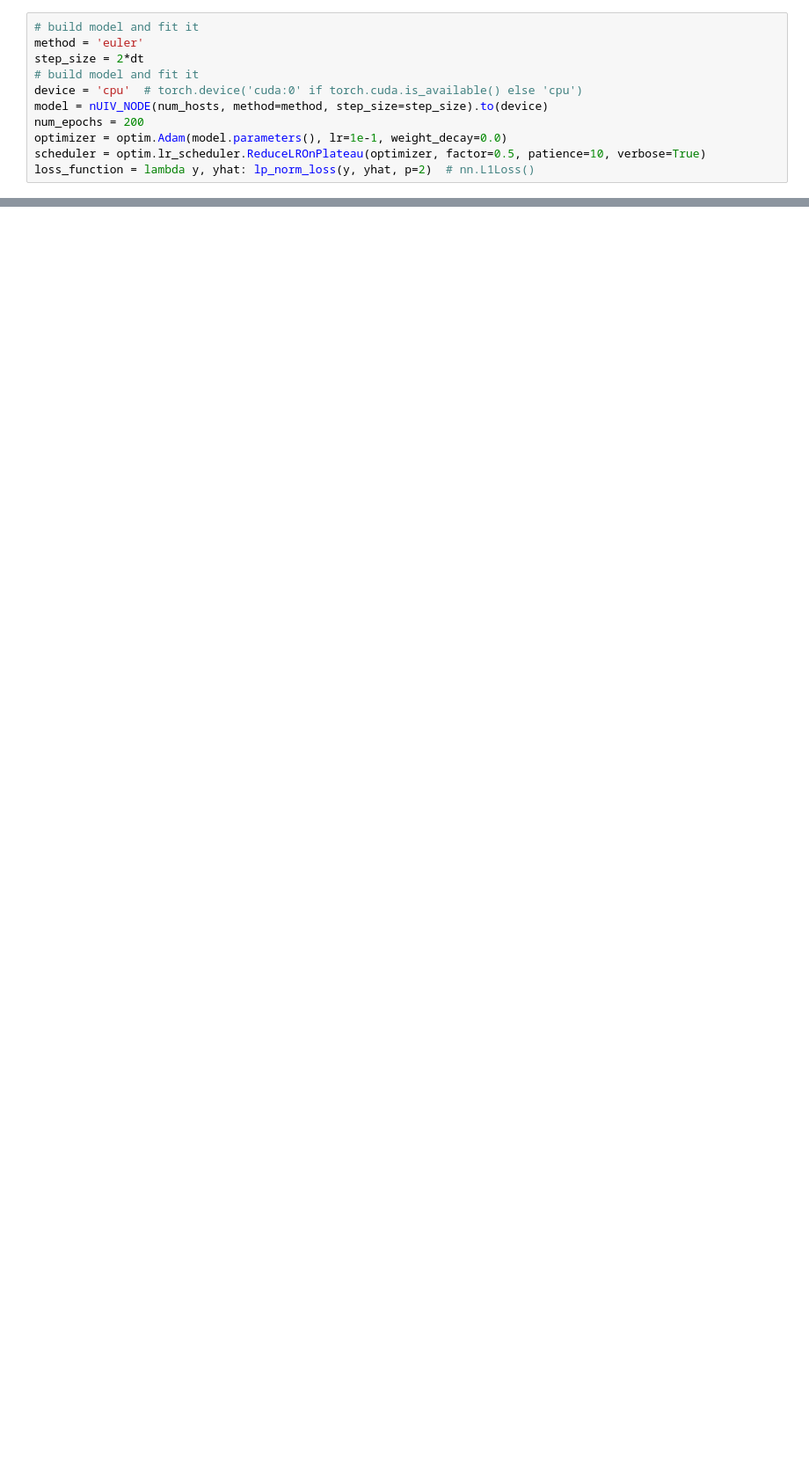
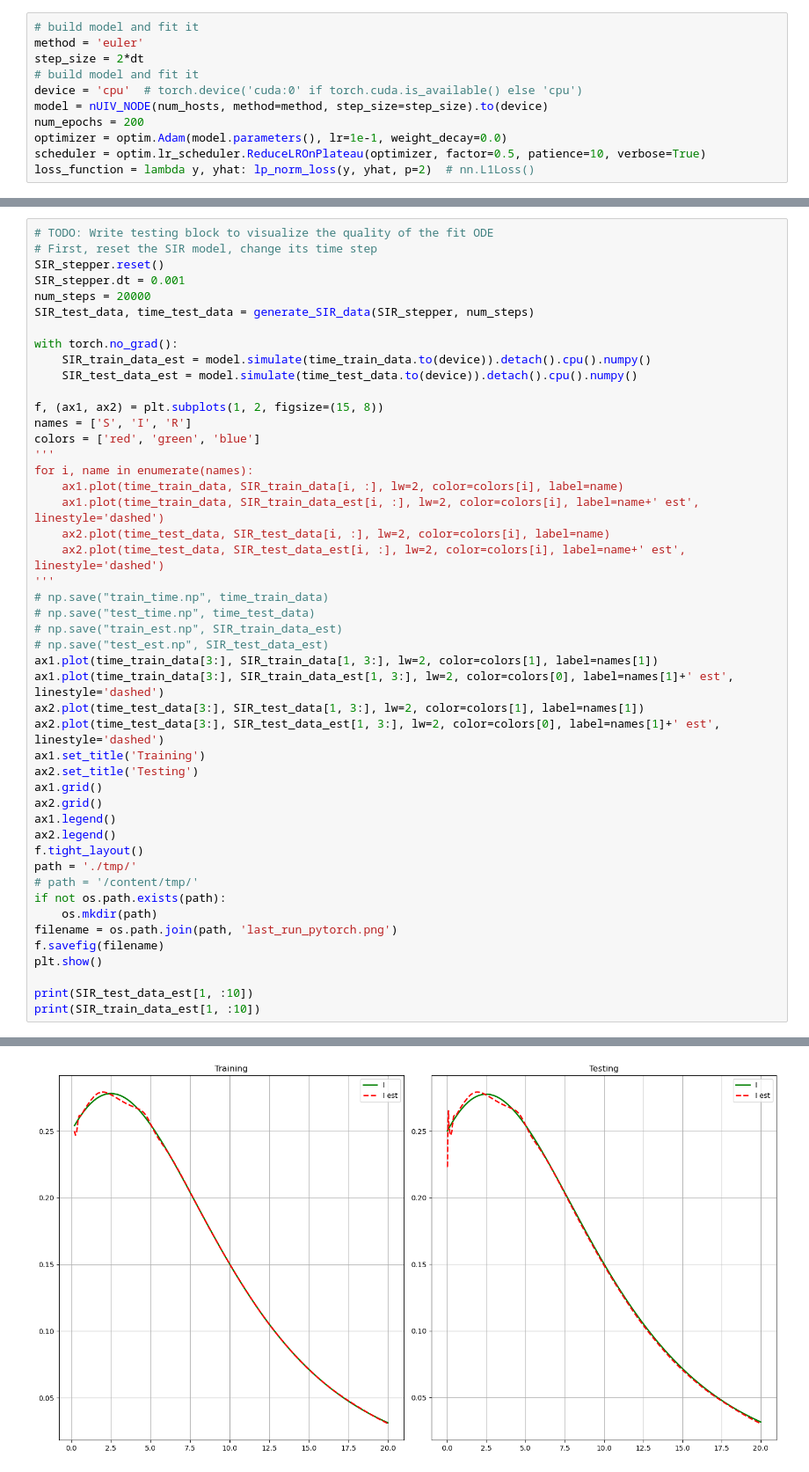
Before and after one commit to rahalnanayakkara/epidemiology_sysID, a Jupyter notebook: notebook.ipynb, the cells around one changed output, grey strips where cells are left out. Shown: that part at 88% size. Cells and saved outputs as stored; diff of their text form; blank space fills up the shorter version.

Commit message:
Simulated

```diff
--- a/notebook.ipynb
+++ b/notebook.ipynb
@@ -157,0 +163,48 @@ Parameter name: parametrizations.nUIV_x0.original, Gradient: tensor([-1.6743e-06
+# %%
+# TODO: Write testing block to visualize the quality of the fit ODE
+# First, reset the SIR model, change its time step
+SIR_stepper.reset()
+SIR_stepper.dt = 0.001
+num_steps = 20000
+SIR_test_data, time_test_data = generate_SIR_data(SIR_stepper, num_steps)
+
+with torch.no_grad():
+    SIR_train_data_est = model.simulate(time_train_data.to(device)).detach().cpu().numpy()
+    SIR_test_data_est = model.simulate(time_test_data.to(device)).detach().cpu().numpy()
+
+f, (ax1, ax2) = plt.subplots(1, 2, figsize=(15, 8))
+names = ['S', 'I', 'R']
+colors = ['red', 'green', 'blue']
+'''
+for i, name in enumerate(names):
+    ax1.plot(time_train_data, SIR_train_data[i, :], lw=2, color=colors[i], label=name)
+    ax1.plot(time_train_data, SIR_train_data_est[i, :], lw=2, color=colors[i], label=name+' est', linestyle='dashed')
+    ax2.plot(time_test_data, SIR_test_data[i, :], lw=2, color=colors[i], label=name)
+    ax2.plot(time_test_data, SIR_test_data_est[i, :], lw=2, color=colors[i], label=name+' est', linestyle='dashed')
+'''
+# np.save("train_time.np", time_train_data)
+# np.save("test_time.np", time_test_data)
+# np.save("train_est.np", SIR_train_data_est)
+# np.save("test_est.np", SIR_test_data_est)
+ax1.plot(time_train_data[3:], SIR_train_data[1, 3:], lw=2, color=colors[1], label=names[1])
+ax1.plot(time_train_data[3:], SIR_train_data_est[1, 3:], lw=2, color=colors[0], label=names[1]+' est', linestyle='dashed')
+ax2.plot(time_test_data[3:], SIR_test_data[1, 3:], lw=2, color=colors[1], label=names[1])
+ax2.plot(time_test_data[3:], SIR_test_data_est[1, 3:], lw=2, color=colors[0], label=names[1]+' est', linestyle='dashed')
+ax1.set_title('Training')
+ax2.set_title('Testing')
+ax1.grid()
+ax2.grid()
+ax1.legend()
+ax2.legend()
+f.tight_layout()
+path = './tmp/'
+# path = '/content/tmp/'
+if not os.path.exists(path):
+    os.mkdir(path)
+filename = os.path.join(path, 'last_run_pytorch.png')
+f.savefig(filename)
+plt.show()
+
+print(SIR_test_data_est[1, :10])
+print(SIR_train_data_est[1, :10])
+# %% [output]
@@ -157,0 +213 @@ Parameter name: parametrizations.nUIV_x0.original, Gradient: tensor([-1.6743e-06
+[figure, added]
```
Also changed, not shown: parts of 6 cells of this notebook, 1 other file.
